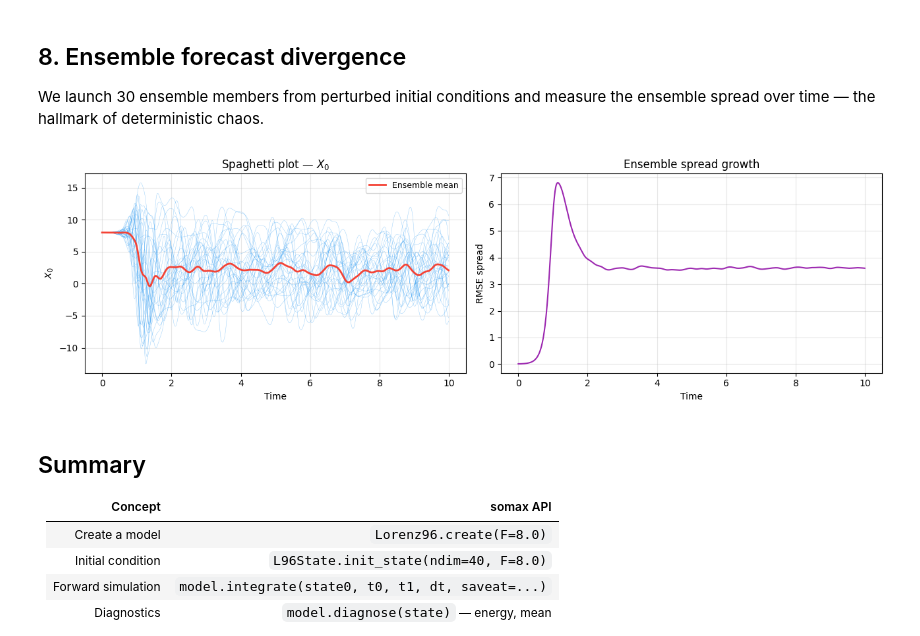
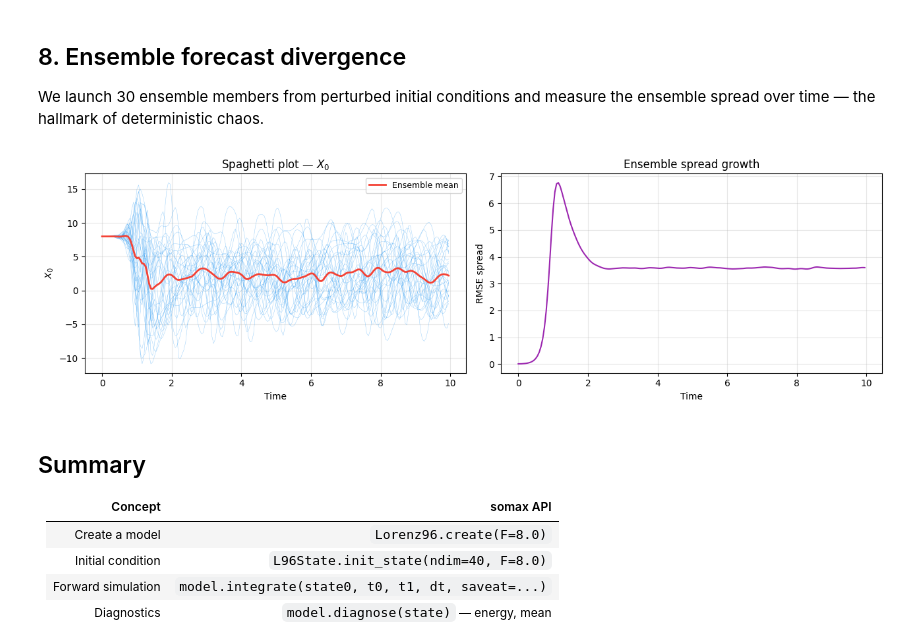
Before and after one commit to jejjohnson/somax, a Jupyter notebook: content/tutorials/lorenz96_simulation.ipynb, the cells around one changed output. Saved outputs shown, nothing was run; the diff lists cells and outputs as text; code cells hidden in the pictures.

```diff
--- a/content/tutorials/lorenz96_simulation.ipynb
+++ b/content/tutorials/lorenz96_simulation.ipynb
@@ -52,5 +53,5 @@ standard chaotic forcing $F = 8$.
 # %%
-N = 40
+N = 120
 model = Lorenz96.create(F=8.0)
 print(model)
 # %% [output]
@@ -237,7 +238,7 @@ perturb = 0.01 * jrandom.normal(key, shape=(n_ensemble, N))
 x0_base = 8.0 * jnp.ones(N)
 ensemble_states = L96State(x=x0_base[None, :] + perturb)
 
-ts_ens = jnp.arange(0.0, 10.0, 0.01)
+ts_ens = jnp.arange(0.0, 10.0, 0.05)
 
 
 def integrate_one(state0):
@@ -245,7 +246,7 @@ def integrate_one(state0):
         state0,
         t0=0.0,
         t1=10.0,
-        dt=0.01,
+        dt=0.005,
         saveat=dfx.SaveAt(ts=ts_ens),
     )
 
@@ -255,34 +256,34 @@ ensemble_sol = eqx.filter_vmap(integrate_one)(ensemble_states)
 # Compute ensemble spread (RMSE relative to ensemble mean)
 ens_mean = jnp.mean(ensemble_sol.ys.x, axis=0)  # (T, N)
 spread = jnp.sqrt(
     jnp.mean((ensemble_sol.ys.x - ens_mean[None, :, :]) ** 2, axis=(0, 2))
 )
 
 fig, axes = plt.subplots(1, 2, figsize=(13, 4))
 
 # Left: spaghetti plot for variable 0
 ax = axes[0]
 for j in range(n_ensemble):
     ax.plot(ts_ens, ensemble_sol.ys.x[j, :, 0], lw=0.3, alpha=0.5, color="#2196F3")
 ax.plot(ts_ens, ens_mean[:, 0], lw=2, color="#F44336", label="Ensemble mean")
 ax.set_xlabel("Time")
 ax.set_ylabel("$X_0$")
 ax.set_title("Spaghetti plot — $X_0$")
 ax.legend(fontsize=9)
 ax.grid(True, alpha=0.3)
 
 # Right: ensemble spread
 ax = axes[1]
 ax.plot(ts_ens, spread, lw=1.5, color="#9C27B0")
 ax.set_xlabel("Time")
 ax.set_ylabel("RMSE spread")
 ax.set_title("Ensemble spread growth")
 ax.grid(True, alpha=0.3)
 
 plt.tight_layout()
 plt.show()
 # %% [output]
-[figure, old version]
+[figure, new version]
 # %% [markdown]
 ## Summary
 
```
Also changed, not shown: parts of 7 cells of this notebook, 2 other files.
